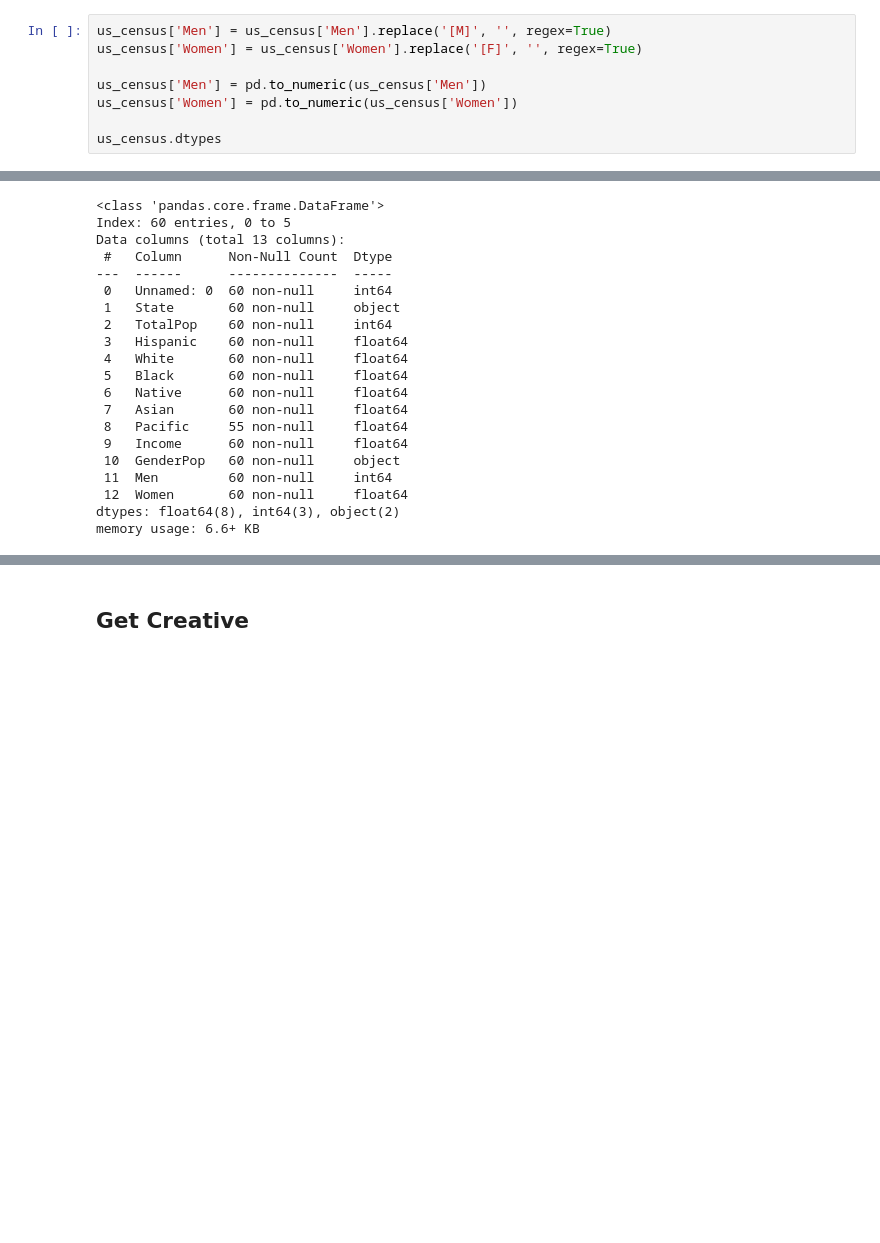
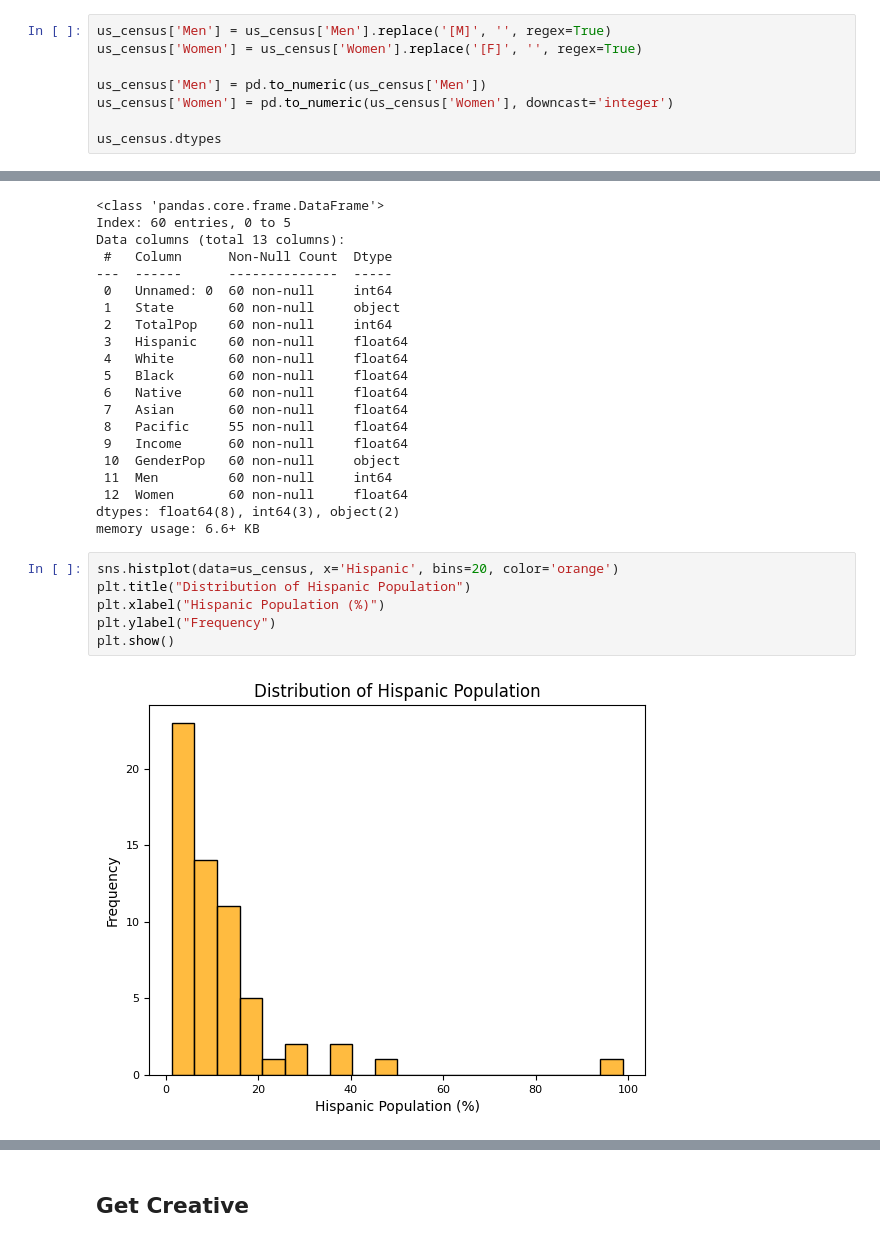
Before and after one commit to 7086600/cleaning_us_census_data_project, a Jupyter notebook: Cleaning US Census Data.ipynb, the cells around one changed output, grey strips where cells are left out. Cells and saved outputs as stored; diff of their text form; blank space fills up the shorter version.

```diff
--- a/Cleaning US Census Data.ipynb
+++ b/Cleaning US Census Data.ipynb
@@ -127,7 +128,7 @@ us_census['Men'] = us_census['Men'].replace('[M]', '', regex=True)
 us_census['Women'] = us_census['Women'].replace('[F]', '', regex=True)
 
 us_census['Men'] = pd.to_numeric(us_census['Men'])
-us_census['Women'] = pd.to_numeric(us_census['Women'])
+us_census['Women'] = pd.to_numeric(us_census['Women'], downcast='integer')
 
 us_census.dtypes
 # %% [output]
@@ -295,3 +296,11 @@ Data columns (total 13 columns):
  12  Women       60 non-null     float64
 dtypes: float64(8), int64(3), object(2)
 memory usage: 6.6+ KB
+# %%
+sns.histplot(data=us_census, x='Hispanic', bins=20, color='orange')
+plt.title("Distribution of Hispanic Population")
+plt.xlabel("Hispanic Population (%)")
+plt.ylabel("Frequency")
+plt.show()
+# %% [output]
+[figure, added]
```
Also changed, not shown: parts of 2 cells of this notebook.
